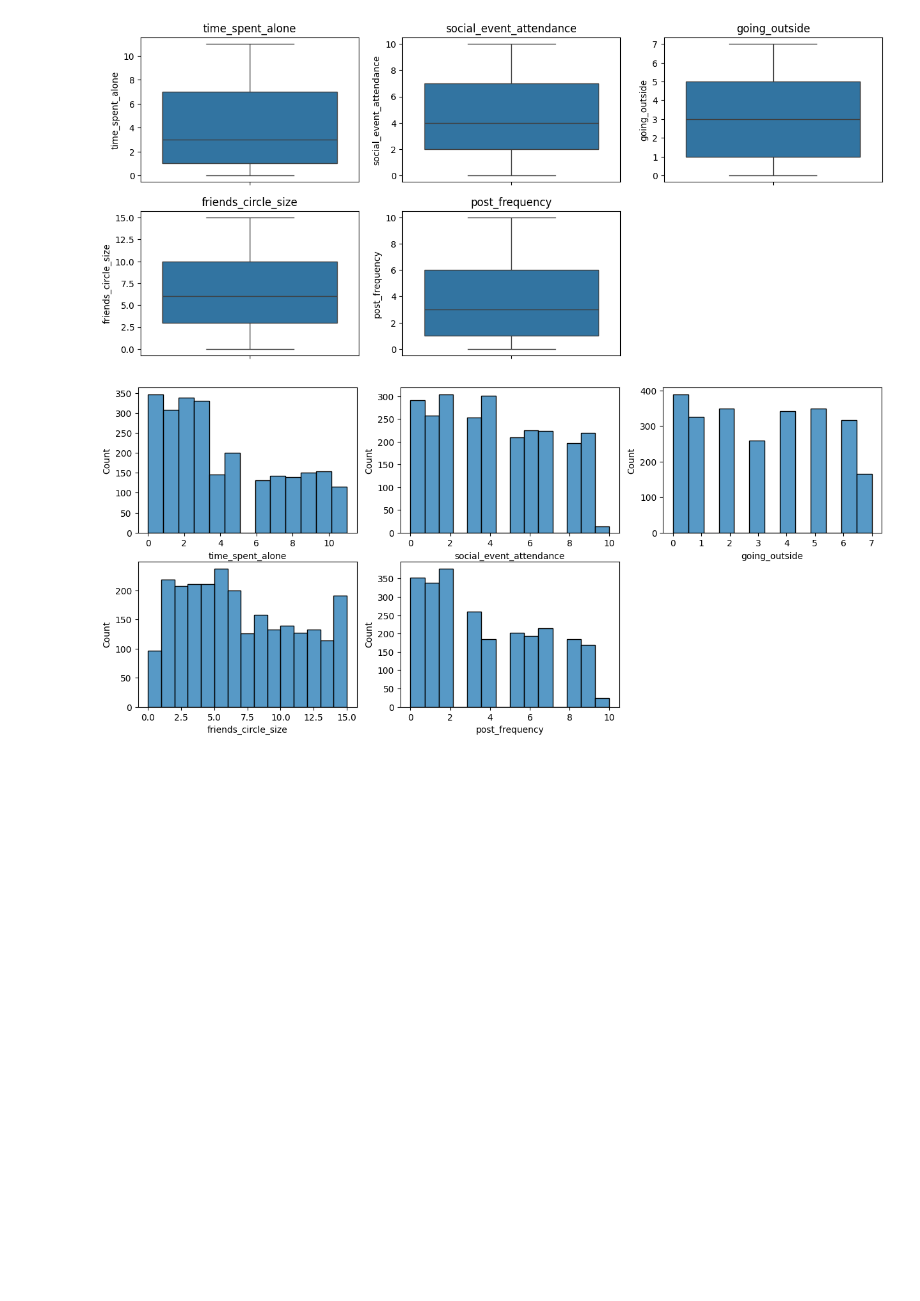
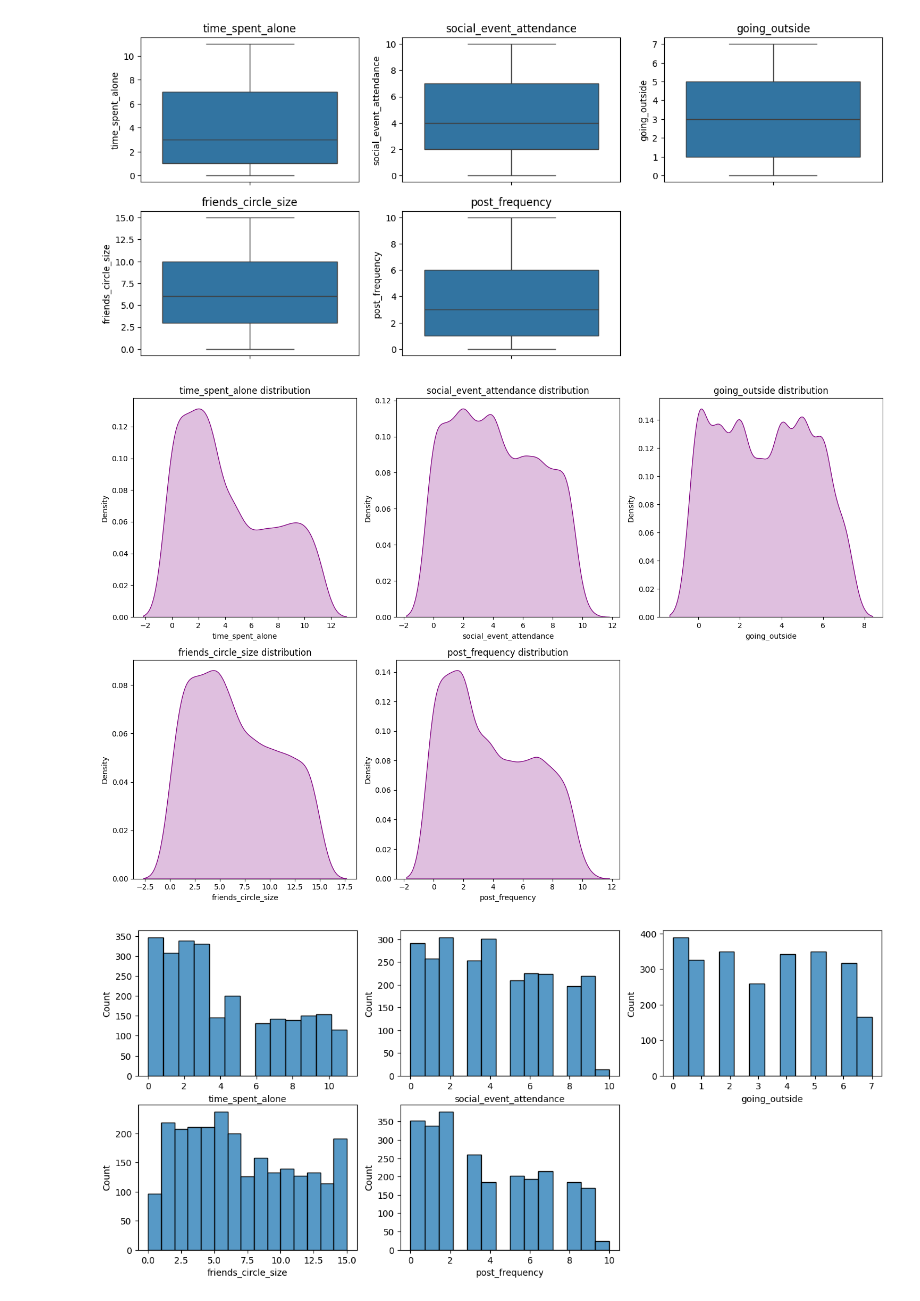
Before and after one commit to danlumumba/human-personality-ml-model, a Jupyter notebook: personality.ipynb, the cells around one changed output. Cells and saved outputs as stored; diff of their text form; code cells hidden in the pictures; blank space fills up the shorter version.

```diff
--- a/personality.ipynb
+++ b/personality.ipynb
@@ -146,5 +148,33 @@ plt.show()
 # The dataset has no outliers
 # %% [output]
 [figure]
+# %%
+# Checking for dataset distribution
+# Drop target and label columns
+numerical_columns = df.drop(columns=['stage_fear', 'drained_after_socializing', 'personality'], axis=1)
+
+# Determine grid size (e.g., 3 rows × 3 columns for up to 9 features)
+n_cols = 3
+n_rows = (len(numerical_columns.columns) + n_cols - 1) // n_cols  # Ceiling division
+
+# Create subplots
+fig, axes = plt.subplots(n_rows, n_cols, figsize=(15, 5 * n_rows))
+axes = axes.flatten()  # Flatten in case of multiple rows
+
+# Plot each KDE on a subplot
+for idx, column in enumerate(numerical_columns.columns):
+    sns.kdeplot(x=column, data=df, ax=axes[idx], fill=True, color='purple')
+    axes[idx].set_title(f"{column} distribution")
+    axes[idx].set_xlabel(column)
+    axes[idx].set_ylabel("Density")
+
+# Hide any unused subplots
+for j in range(idx + 1, len(axes)):
+    fig.delaxes(axes[j])
+
+plt.tight_layout()
+plt.show()
+# %% [output]
+[figure, added]
 # %%
 #Checking fo data distribution using histogram
```
Also changed, not shown: parts of 10 cells of this notebook.
